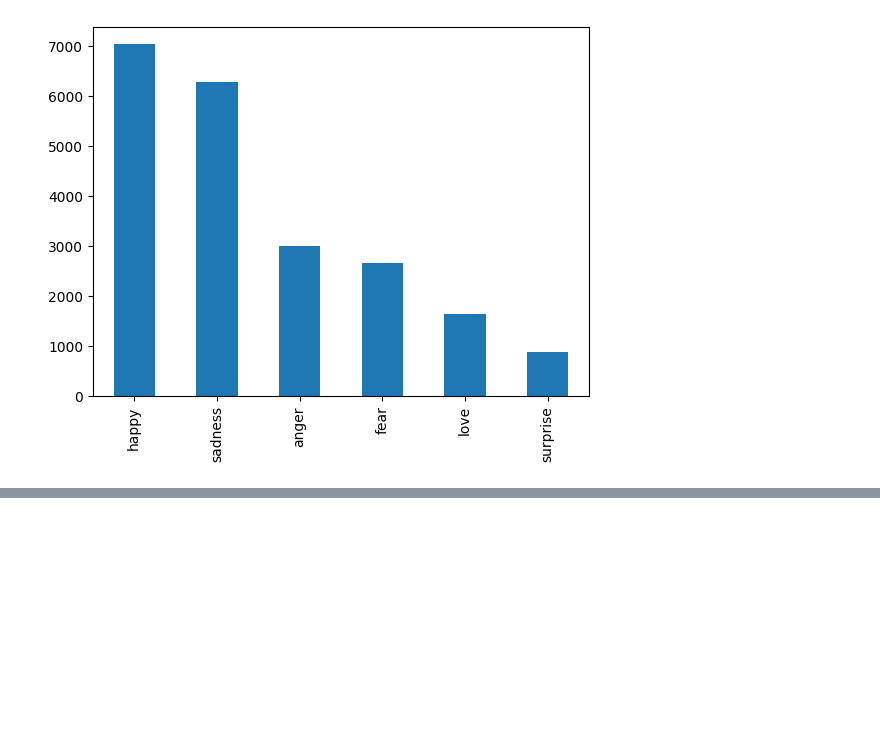
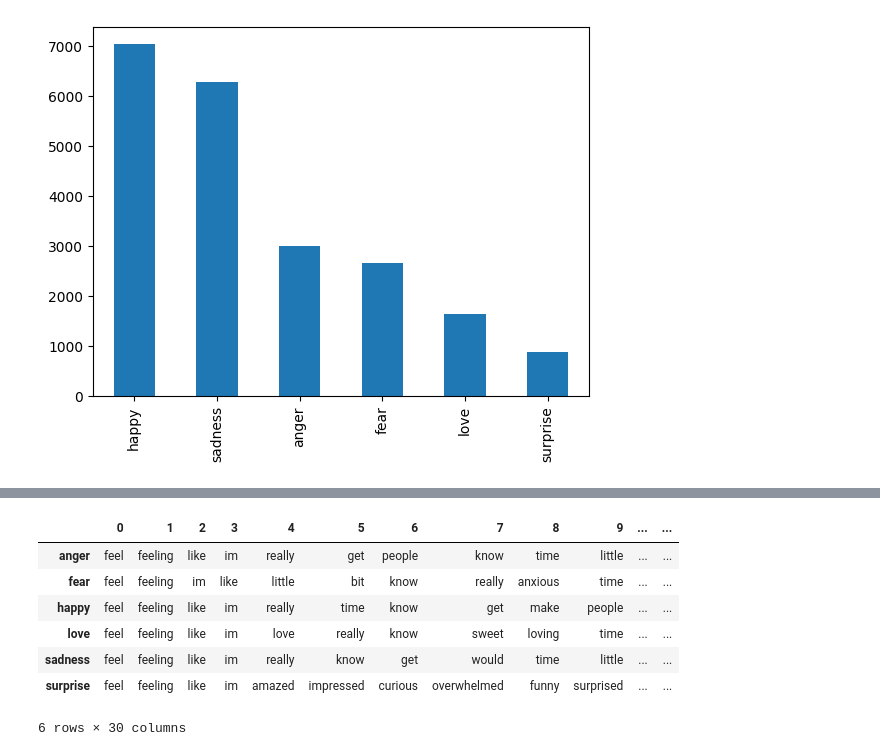
Before and after one commit to neevaiti/super-garbanzo-nlp, a Jupyter notebook: Temps_1.ipynb, the cells around one changed output, grey strips where cells are left out. Drawn from its saved outputs; the diff is of its cells as text; code cells hidden in the pictures; blank space fills up the shorter version.

```diff
--- a/Temps_1.ipynb
+++ b/Temps_1.ipynb
@@ -67,8 +63,6 @@ df.sample(5)
 # %%
 df_gb = df.groupby(by="Emotion")
 # %%
-from collections import Counter
-
 most_commons = {}
 
 for emotion, group in df_gb:
@@ -86,4 +80,8 @@ for emotion, group in df_gb:
     # pour les 30 mots les + utilisés et leur fréquence
     most_commons[emotion] = most_common_words
 
-most_commons
+
+top_30_words = {}
+for key, value in most_commons.items():
+    words = [t[0] for t in value]
+    top_30_words[key] = words
@@ -107,0 +88,24 @@ most_commons
+# %%
+
+
+# Assuming you have the 'most_commons' dictionary from the previous code
+# Convert the most_commons dictionary into a DataFrame
+df_most_common = pd.DataFrame(top_30_words)
+df_most_common.head(10)
+
+# Transpose the DataFrame to have emotions as rows and words as columns
+df_transposed = df_most_common.transpose()
+
+# Calculate the similarity matrix using cosine similarity
+similarity_matrix = cosine_similarity(df_transposed)
+
+# Create a DataFrame from the similarity matrix
+similarity_df = pd.DataFrame(similarity_matrix, index=df.columns, columns=df.columns)
+
+# Create a heatmap of the similarity matrix
+plt.figure(figsize=(10, 8))
+sns.heatmap(similarity_df, annot=True, cmap="YlGnBu")
+plt.title("Similarity Metric Heatmap")
+plt.xlabel("Emotion")
+plt.ylabel("Emotion")
+plt.show()
@@ -107,0 +131,11 @@ most_commons
+# %%
+df_transposed
+# %% [output]
+|  | 0 | 1 | 2 | 3 | 4 | 5 | 6 | 7 | 8 | 9 | ... | ... |
+| anger | feel | feeling | like | im | really | get | people | know | time | little | ... | ... |
+| fear | feel | feeling | im | like | little | bit | know | really | anxious | time | ... | ... |
+| happy | feel | feeling | like | im | really | time | know | get | make | people | ... | ... |
+| love | feel | feeling | like | im | love | really | know | sweet | loving | time | ... | ... |
+| sadness | feel | feeling | like | im | really | know | get | would | time | little | ... | ... |
+| surprise | feel | feeling | like | im | amazed | impressed | curious | overwhelmed | funny | surprised | ... | ... |
+6 rows × 30 columns
```
Also changed, not shown: parts of 10 cells of this notebook.
